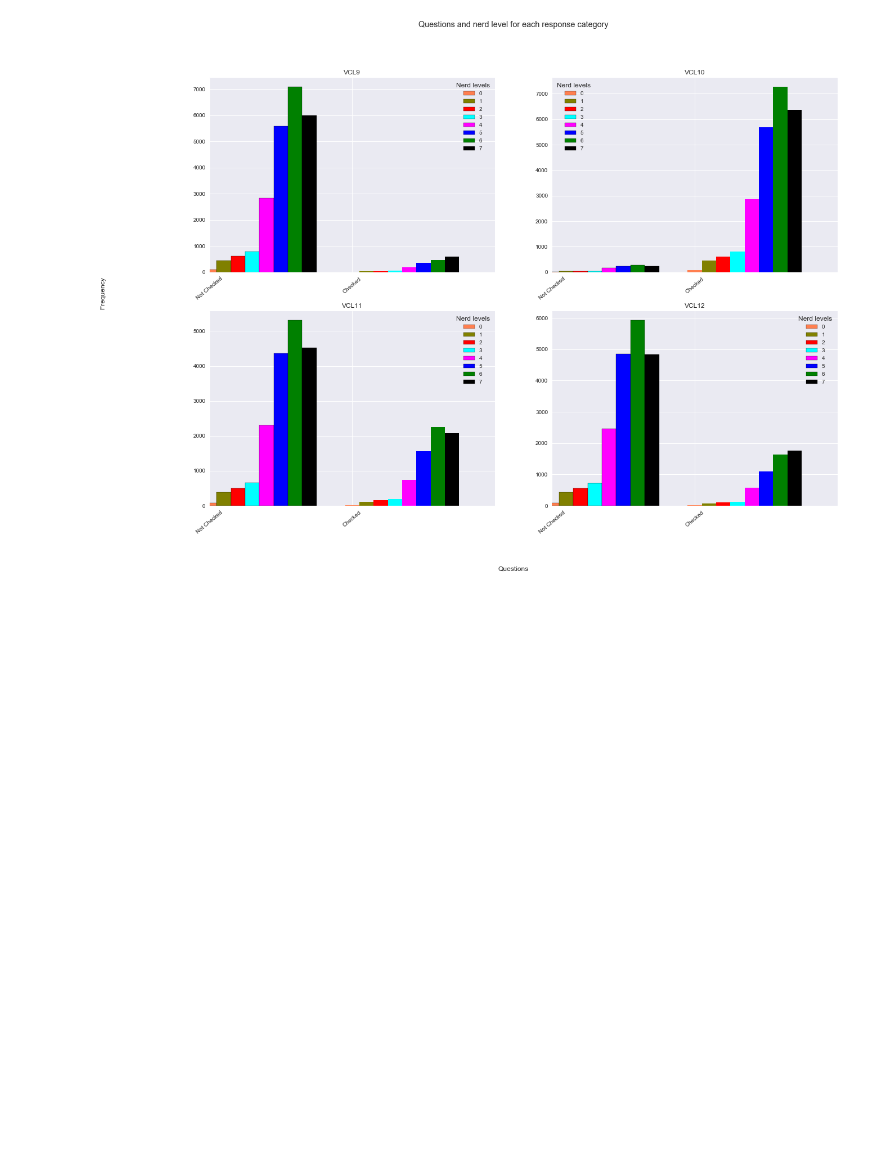
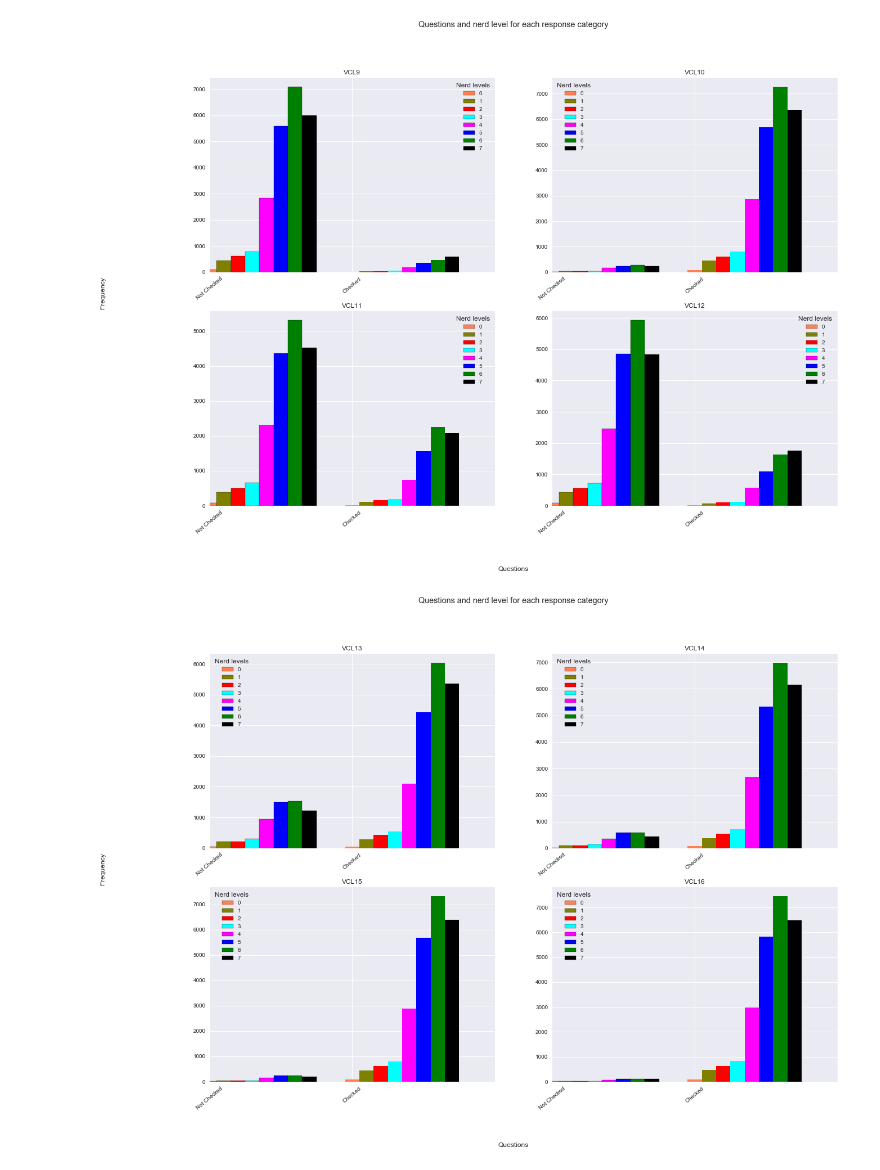
Before and after one commit to rupesh-papneja/am, a Jupyter notebook: ml-phase-1.ipynb, the cells around one changed output. Saved outputs shown, nothing was run; the diff lists cells and outputs as text; code cells hidden in the pictures; blank space fills up the shorter version.

```diff
--- a/ml-phase-1.ipynb
+++ b/ml-phase-1.ipynb
@@ -1037,3 +1037,16 @@ plotCategoricalWithTarget(data, ['Not Checked', 'Checked'], 20, 14, categories,
 ], 'Nerd levels', 'Questions and nerd level for each response category', 'Questions', 'Frequency', 2, 2, 0.1, 40)
 # %% [output]
 [figure]
+# %%
+plotCategoricalWithTarget(data, ['Not Checked', 'Checked'], 20, 14, categories, 48, 52, 'nerdy', [
+    mcolors.to_rgba('coral'),
+    mcolors.to_rgba('olive'),
+    mcolors.to_rgba('red'),
+    mcolors.to_rgba('cyan'),
+    mcolors.to_rgba('magenta'),
+    mcolors.to_rgba('blue'),
+    mcolors.to_rgba('green'),
+    mcolors.to_rgba('black')
+], 'Nerd levels', 'Questions and nerd level for each response category', 'Questions', 'Frequency', 2, 2, 0.1, 40)
+# %% [output]
+[figure, added]
```
Also changed, not shown: parts of 4 cells of this notebook.
